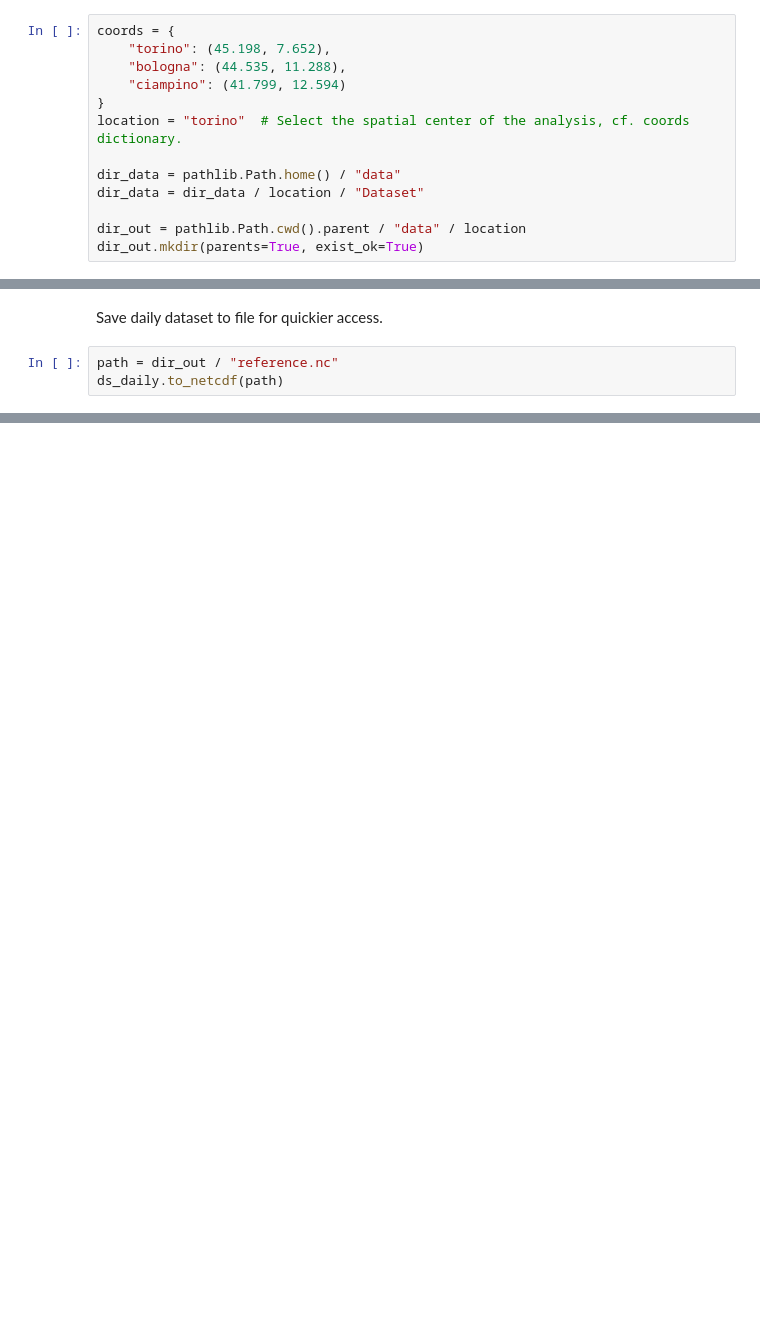
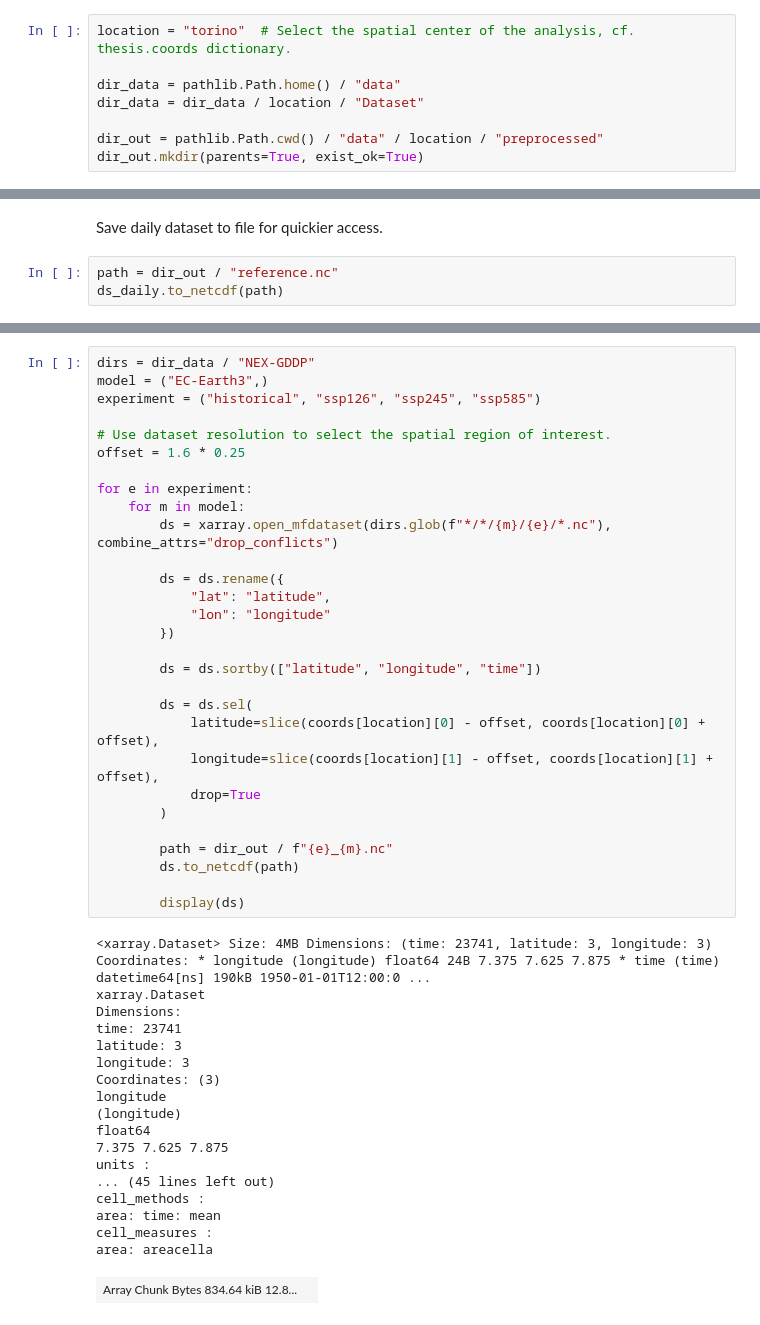
Before and after one commit to mirasac/mscunito-thesis-code, a Jupyter notebook: preprocessing.ipynb, the cells around one changed output, grey strips where cells are left out. Drawn from its saved outputs; the diff is of its cells as text; blank space fills up the shorter version.

Commit message:
feat: preprocess NEX-GDDP-CMIP6 dataset
Minor fixes to preprocessing or ERA5.
Remove old comments.
Add file to store constants and information related to the thesis.

```diff
--- a/tutorials/preprocessing.ipynb
+++ b/preprocessing.ipynb
@@ -24,15 +26,10 @@ import xclim
 # %%
-coords = {
-    "torino": (45.198, 7.652),
-    "bologna": (44.535, 11.288),
-    "ciampino": (41.799, 12.594)
-}
-location = "torino"  # Select the spatial center of the analysis, cf. coords dictionary.
+location = "torino"  # Select the spatial center of the analysis, cf. thesis.coords dictionary.
 
 dir_data = pathlib.Path.home() / "data"
 dir_data = dir_data / location / "Dataset"
 
-dir_out = pathlib.Path.cwd().parent / "data" / location
+dir_out = pathlib.Path.cwd() / "data" / location / "preprocessed"
 dir_out.mkdir(parents=True, exist_ok=True)
 # %% [markdown]
 ## Preprocess ERA5 dataset
@@ -666,0 +678,48 @@ ds_daily.to_netcdf(path)
+# %%
+dirs = dir_data / "NEX-GDDP"
+model = ("EC-Earth3",)
+experiment = ("historical", "ssp126", "ssp245", "ssp585")
+
+# Use dataset resolution to select the spatial region of interest.
+offset = 1.6 * 0.25
+
+for e in experiment:
+    for m in model:
+        ds = xarray.open_mfdataset(dirs.glob(f"*/*/{m}/{e}/*.nc"), combine_attrs="drop_conflicts")
+
+        ds = ds.rename({
+            "lat": "latitude",
+            "lon": "longitude"
+        })
+
+        ds = ds.sortby(["latitude", "longitude", "time"])
+
+        ds = ds.sel(
+            latitude=slice(coords[location][0] - offset, coords[location][0] + offset),
+            longitude=slice(coords[location][1] - offset, coords[location][1] + offset),
+            drop=True
+        )
+
+        path = dir_out / f"{e}_{m}.nc"
+        ds.to_netcdf(path)
+
+        display(ds)
+# %% [output]
+<xarray.Dataset> Size: 4MB Dimensions: (time: 23741, latitude: 3, longitude: 3) Coordinates: * longitude (longitude) float64 24B 7.375 7.625 7.875 * time (time) datetime64[ns] 190kB 1950-01-01T12:00:0 ...
+xarray.Dataset
+Dimensions:
+time: 23741
+latitude: 3
+longitude: 3
+Coordinates: (3)
+longitude
+(longitude)
+float64
+7.375 7.625 7.875
+units :
+... (45 lines left out)
+cell_methods :
+area: time: mean
+cell_measures :
+area: areacella
+| Array Chunk Bytes 834.64 kiB 12.8... |  |
```
Also changed, not shown: parts of 6 cells of this notebook, 19 other files.
